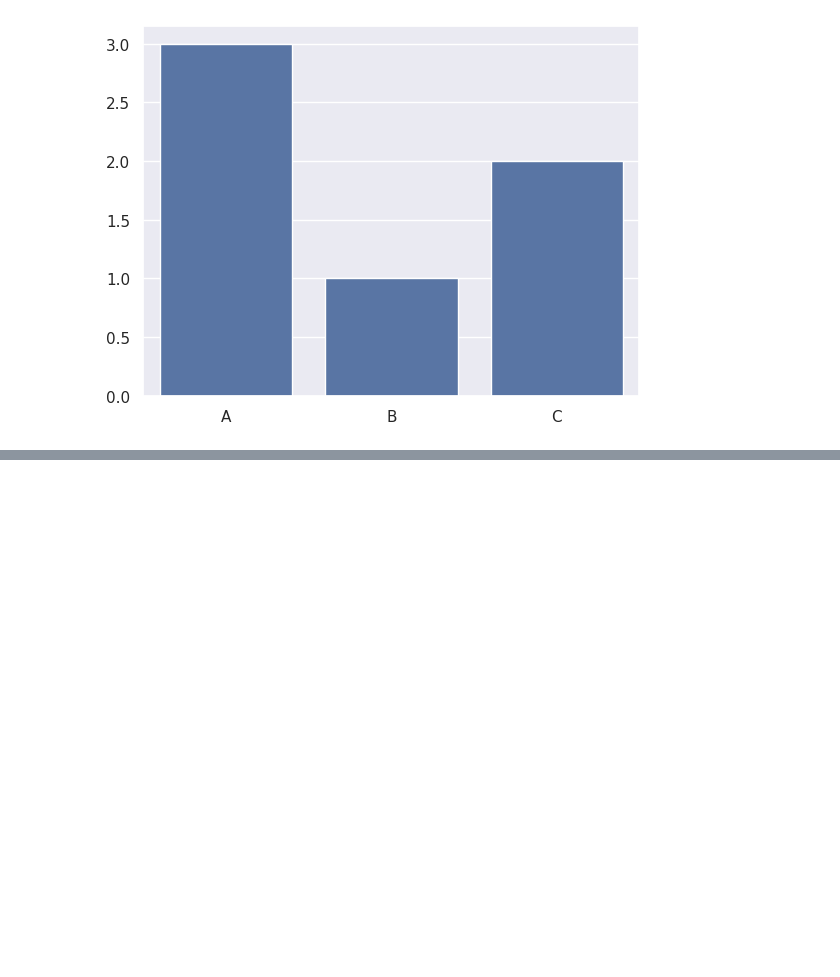
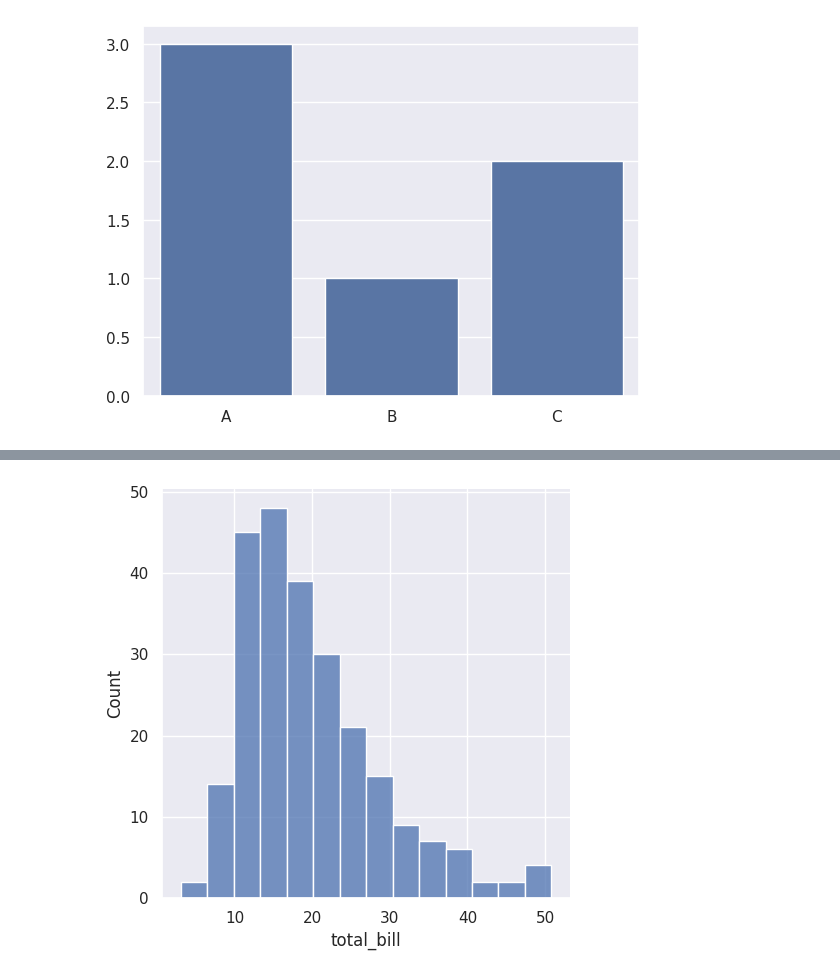
Before and after one commit to feracor/matplotlib_eaborn, a Jupyter notebook: 2_seaborn.ipynb, the cells around one changed output, grey strips where cells are left out. Saved outputs shown, nothing was run; the diff lists cells and outputs as text; code cells hidden in the pictures; blank space fills up the shorter version.

```diff
--- a/2_seaborn.ipynb
+++ b/2_seaborn.ipynb
@@ -19,7 +19,7 @@ plt.show()
 # %% [output]
 [figure]
 # %%
-sns.set(style='darkgrid', palette='dark', font='Ariel', font_scale=1) #Ajuste de tipo fuente
+'''sns.set(style='darkgrid', palette='dark', font='Ariel', font_scale=1) #Ajuste de tipo fuente
 sns.barplot(x=['A','B', 'C'], y=[3,1,2])
-plt.show()
+plt.show()'''
 # %% [output]
@@ -43,0 +29,3 @@ WARNING:matplotlib.font_manager:findfont: Font family 'Ariel' not found.
+# %%
+tips = sns.load_dataset('tips') #Importar set de datos predefinido
+tips
@@ -43,0 +46,5 @@ WARNING:matplotlib.font_manager:findfont: Font family 'Ariel' not found.
+# %%
+sns.displot(data=tips, x='total_bill') #sns crea diagrama de barras con 'total_bill' en eje 'x'
+plt.show()
+# %% [output]
+[figure, added]
```
Also changed, not shown: parts of 8 cells of this notebook.
